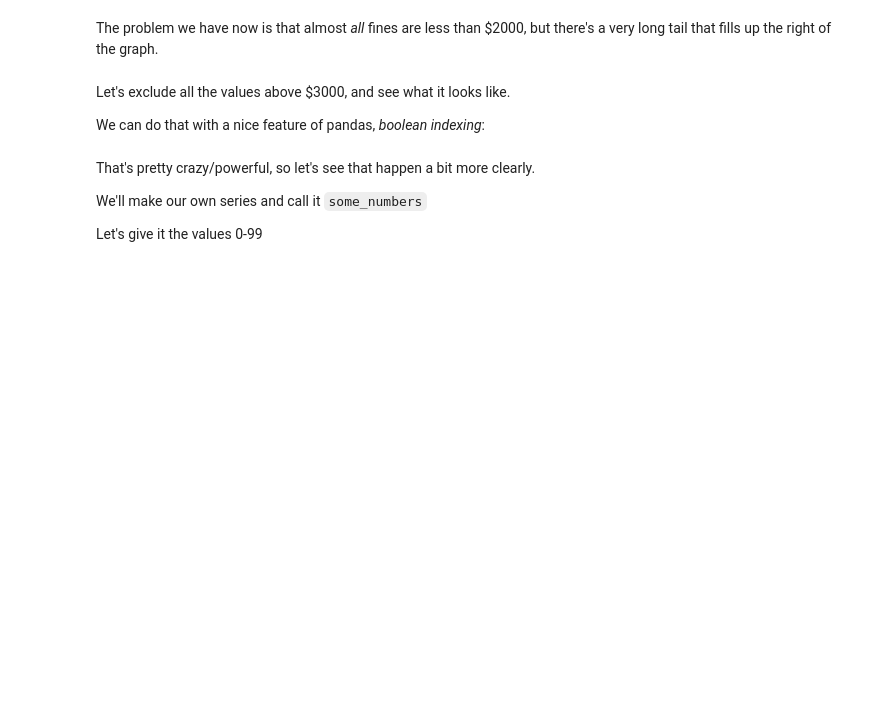
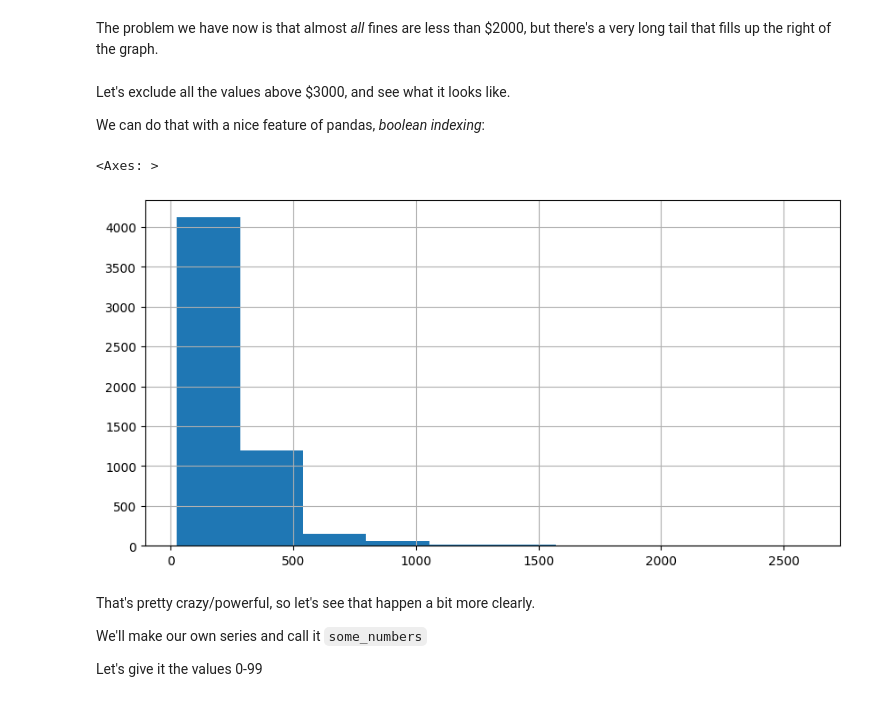
Before and after one commit to zhiyi-zy/data_project, a Jupyter notebook: basic_pandas.ipynb, the cells around one changed output. Drawn from its saved outputs; the diff is of its cells as text; code cells hidden in the pictures; blank space fills up the shorter version.

```diff
--- a/basic_pandas.ipynb
+++ b/basic_pandas.ipynb
@@ -89,7 +153,10 @@ Let's exclude all the values above $3000, and see what it looks like.
 
 We can do that with a nice feature of pandas, _boolean indexing_:
 # %%
-penalty_data.FACE_VALUE[penalty_data.FACE_VALUE < 3000].hist()
+penalty_data.price[penalty_data.price < 3000].hist()
+# %% [output]
+<Axes: >
+[figure, added]
 # %% [markdown]
 That's pretty crazy/powerful, so let's see that happen a bit more clearly.
 
```
Also changed, not shown: parts of 45 cells of this notebook, 13 other files.
